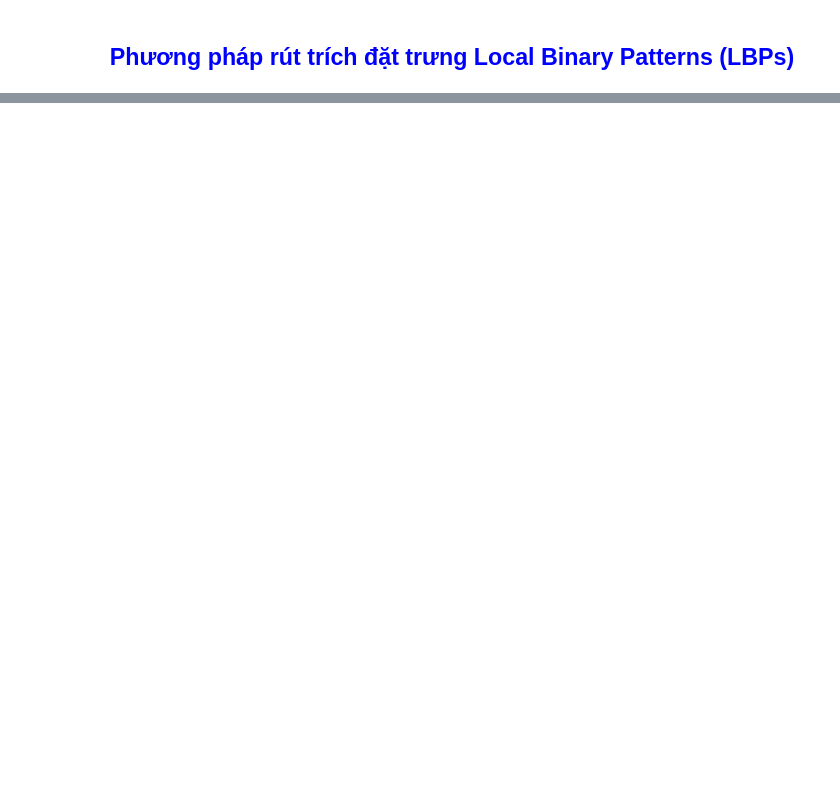
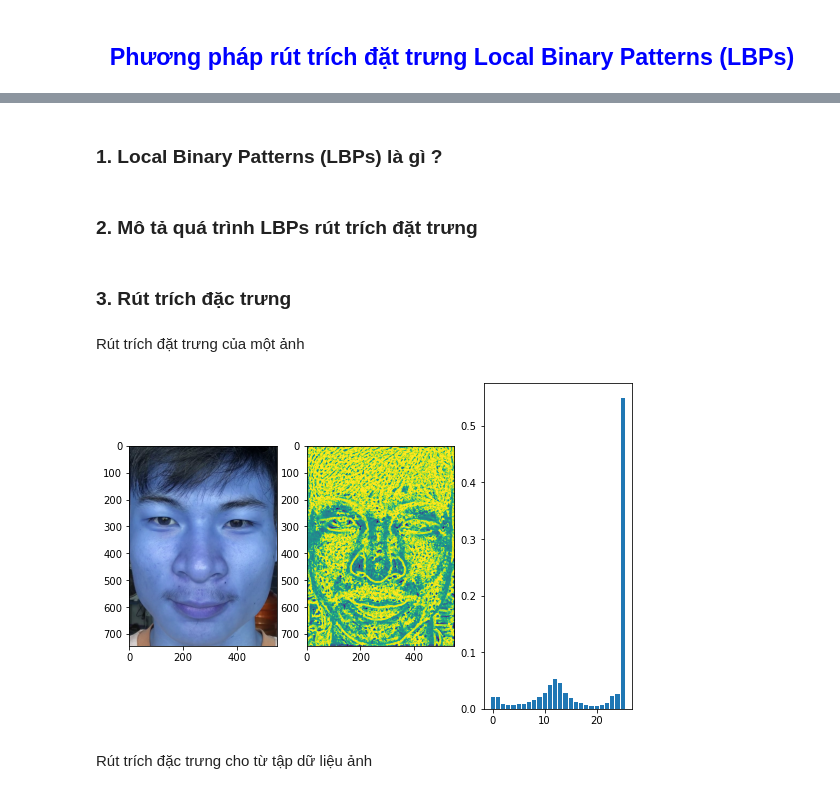
Before and after one commit to tiennvuit/CS114.K21.KHTN, a Jupyter notebook: Capstone_FakeFaceDetection/LivenessDetection_Report.ipynb, the cells around one changed output, grey strips where cells are left out. Cells and saved outputs as stored; diff of their text form; code cells hidden in the pictures; blank space fills up the shorter version.

```diff
--- a/Capstone_FakeFaceDetection/LivenessDetection_Report.ipynb
+++ b/Capstone_FakeFaceDetection/LivenessDetection_Report.ipynb
@@ -181,0 +309,17 @@ face_detector
+# %%
+# plot the training loss and accuracy
+plt.style.use("ggplot")
+fig, ax = plt.subplots(figsize=(9, 6))
+ax.plot(np.arange(0, EPOCHS), H.history["loss"], label="train_loss")
+ax.plot(np.arange(0, EPOCHS), H.history["val_loss"], label="val_loss")
+ax.plot(np.arange(0, EPOCHS), H.history["accuracy"], label="train_acc")
+ax.plot(np.arange(0, EPOCHS), H.history["val_accuracy"], label="val_acc")
+ax.set_title("Training Loss and Accuracy on Dataset")
+ax.set_xlabel("Epoch #")
+ax.set_ylabel("Loss/Accuracy")
+
+plt.xlim(0, EPOCHS)
+plt.ylim(0, 1.01)
+plt.legend(loc="lower left")
+
+plt.show()
@@ -183,0 +336,6 @@ face_detector
+# %% [markdown]
+### 1. Local Binary Patterns (LBPs) là gì ?
+# %% [markdown]
+### 2.  Mô tả quá trình LBPs rút trích đặt trưng
+# %% [markdown]
+### 3. Rút trích đặc trưng
@@ -183,0 +350,31 @@ face_detector
+# %% [markdown]
+Rút trích đặt trưng của một ảnh
+# %%
+TEST_PATH = 'images/test2.png'
+test_image = cv2.imread(TEST_PATH)
+
+numPoints = 24
+radius = 8
+gray = cv2.cvtColor(test_image, cv2.COLOR_BGR2GRAY)
+lbp = feature.local_binary_pattern(gray, numPoints, radius, method="uniform")
+
+# Plot the origin image and local binary pattern of image
+fig = plt.figure(figsize=(9, 6))
+ax = []
+# create subplot and append to ax
+fig.add_subplot(1, 3, 1)
+plt.imshow(test_image)
+fig.add_subplot(1, 3, 2)
+plt.imshow(lbp)
+fig.add_subplot(1, 3, 3)
+hist, _ = np.histogram(lbp.ravel(), bins=np.arange(0, numPoints + 3), range=(0, numPoints + 2))
+hist = hist.astype("float")
+
+hist /= (hist.sum() + 1e-7)
+plt.bar(np.arange(0, len(hist)), hist)
+
+plt.show()
+# %% [output]
+[figure, added]
+# %% [markdown]
+Rút trích đặc trưng cho từ tập dữ liệu ảnh
```
Also changed, not shown: parts of 53 cells of this notebook, 10 other files.
